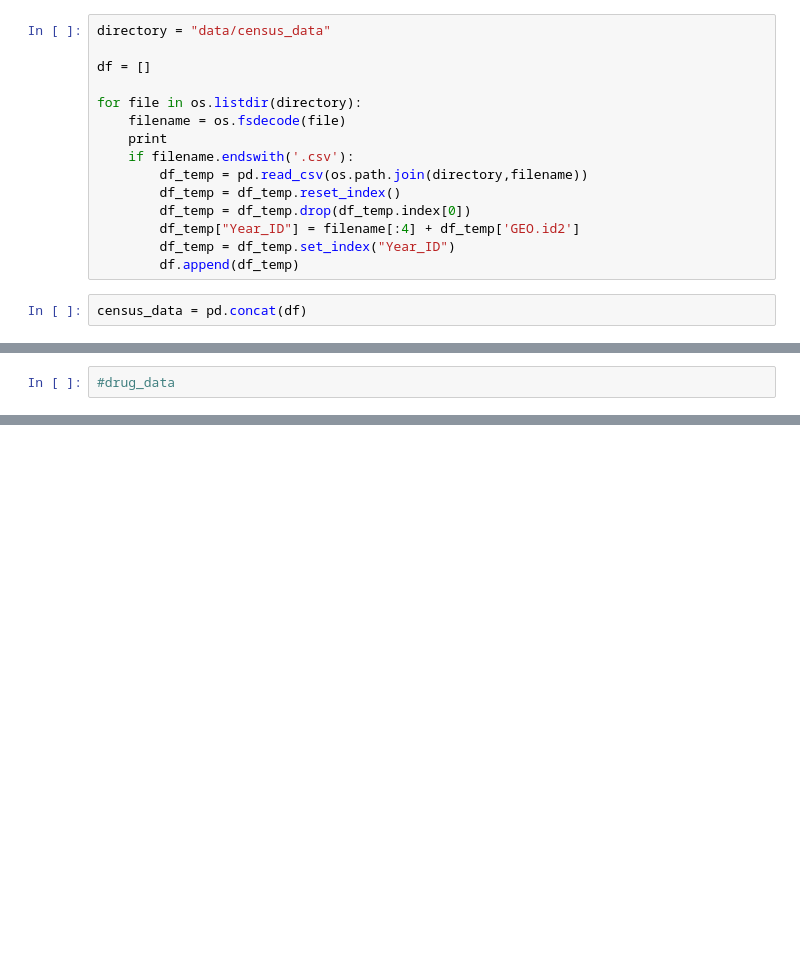
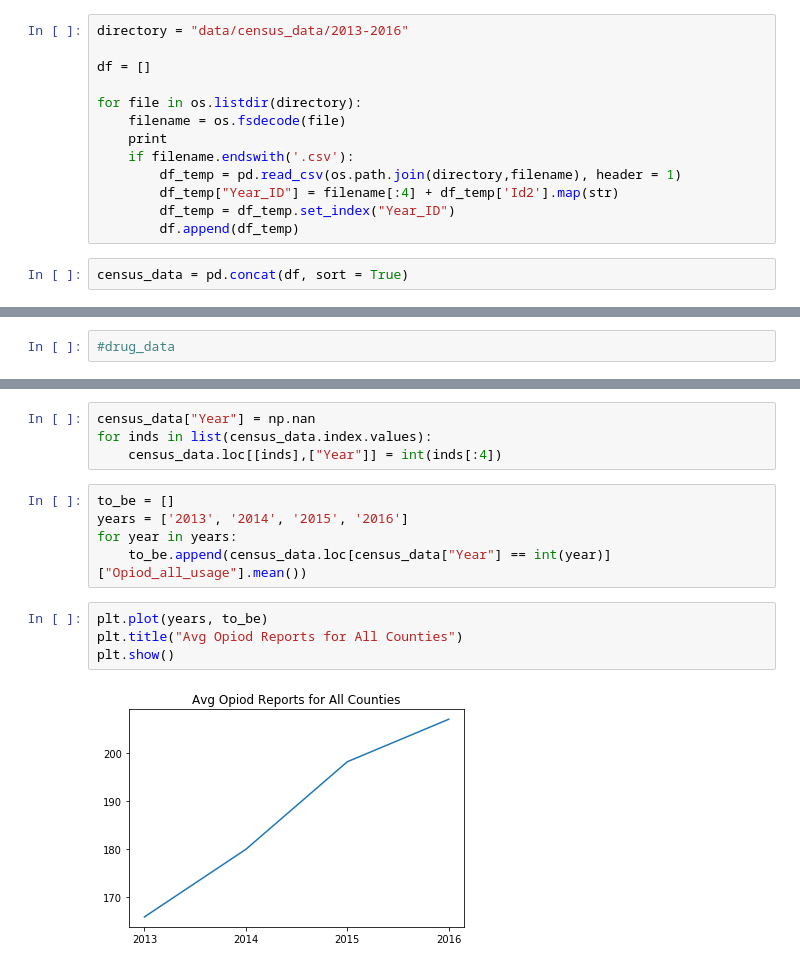
Before and after one commit to nelsonnn/opioids, a Jupyter notebook: MCM2019.ipynb, the cells around one changed output, grey strips where cells are left out. Cells and saved outputs as stored; diff of their text form; blank space fills up the shorter version.

```diff
--- a/MCM2019.ipynb
+++ b/MCM2019.ipynb
@@ -4,7 +4,7 @@ import numpy as np
 import pandas as pd
 import os
 # %%
-directory = "data/census_data"
+directory = "data/census_data/2013-2016"
 
 df = []
 
@@ -12,11 +12,9 @@ for file in os.listdir(directory):
     filename = os.fsdecode(file)
     print
     if filename.endswith('.csv'):
-        df_temp = pd.read_csv(os.path.join(directory,filename))
-        df_temp = df_temp.reset_index()
-        df_temp = df_temp.drop(df_temp.index[0])
-        df_temp["Year_ID"] = filename[:4] + df_temp['GEO.id2']
+        df_temp = pd.read_csv(os.path.join(directory,filename), header = 1)
+        df_temp["Year_ID"] = filename[:4] + df_temp['Id2'].map(str)
         df_temp = df_temp.set_index("Year_ID")
         df.append(df_temp)
 # %%
-census_data = pd.concat(df)
+census_data = pd.concat(df, sort = True)
@@ -65,0 +197,15 @@ drug_data = drug_data.set_index(["Year_ID", "SubstanceName"])
+# %%
+census_data["Year"] = np.nan
+for inds in list(census_data.index.values):
+    census_data.loc[[inds],["Year"]] = int(inds[:4])
+# %%
+to_be = []
+years = ['2013', '2014', '2015', '2016']
+for year in years:
+    to_be.append(census_data.loc[census_data["Year"] == int(year)]["Opiod_all_usage"].mean())
+# %%
+plt.plot(years, to_be)
+plt.title("Avg Opiod Reports for All Counties")
+plt.show()
+# %% [output]
+[figure, added]
```
Also changed, not shown: parts of 26 cells of this notebook.
